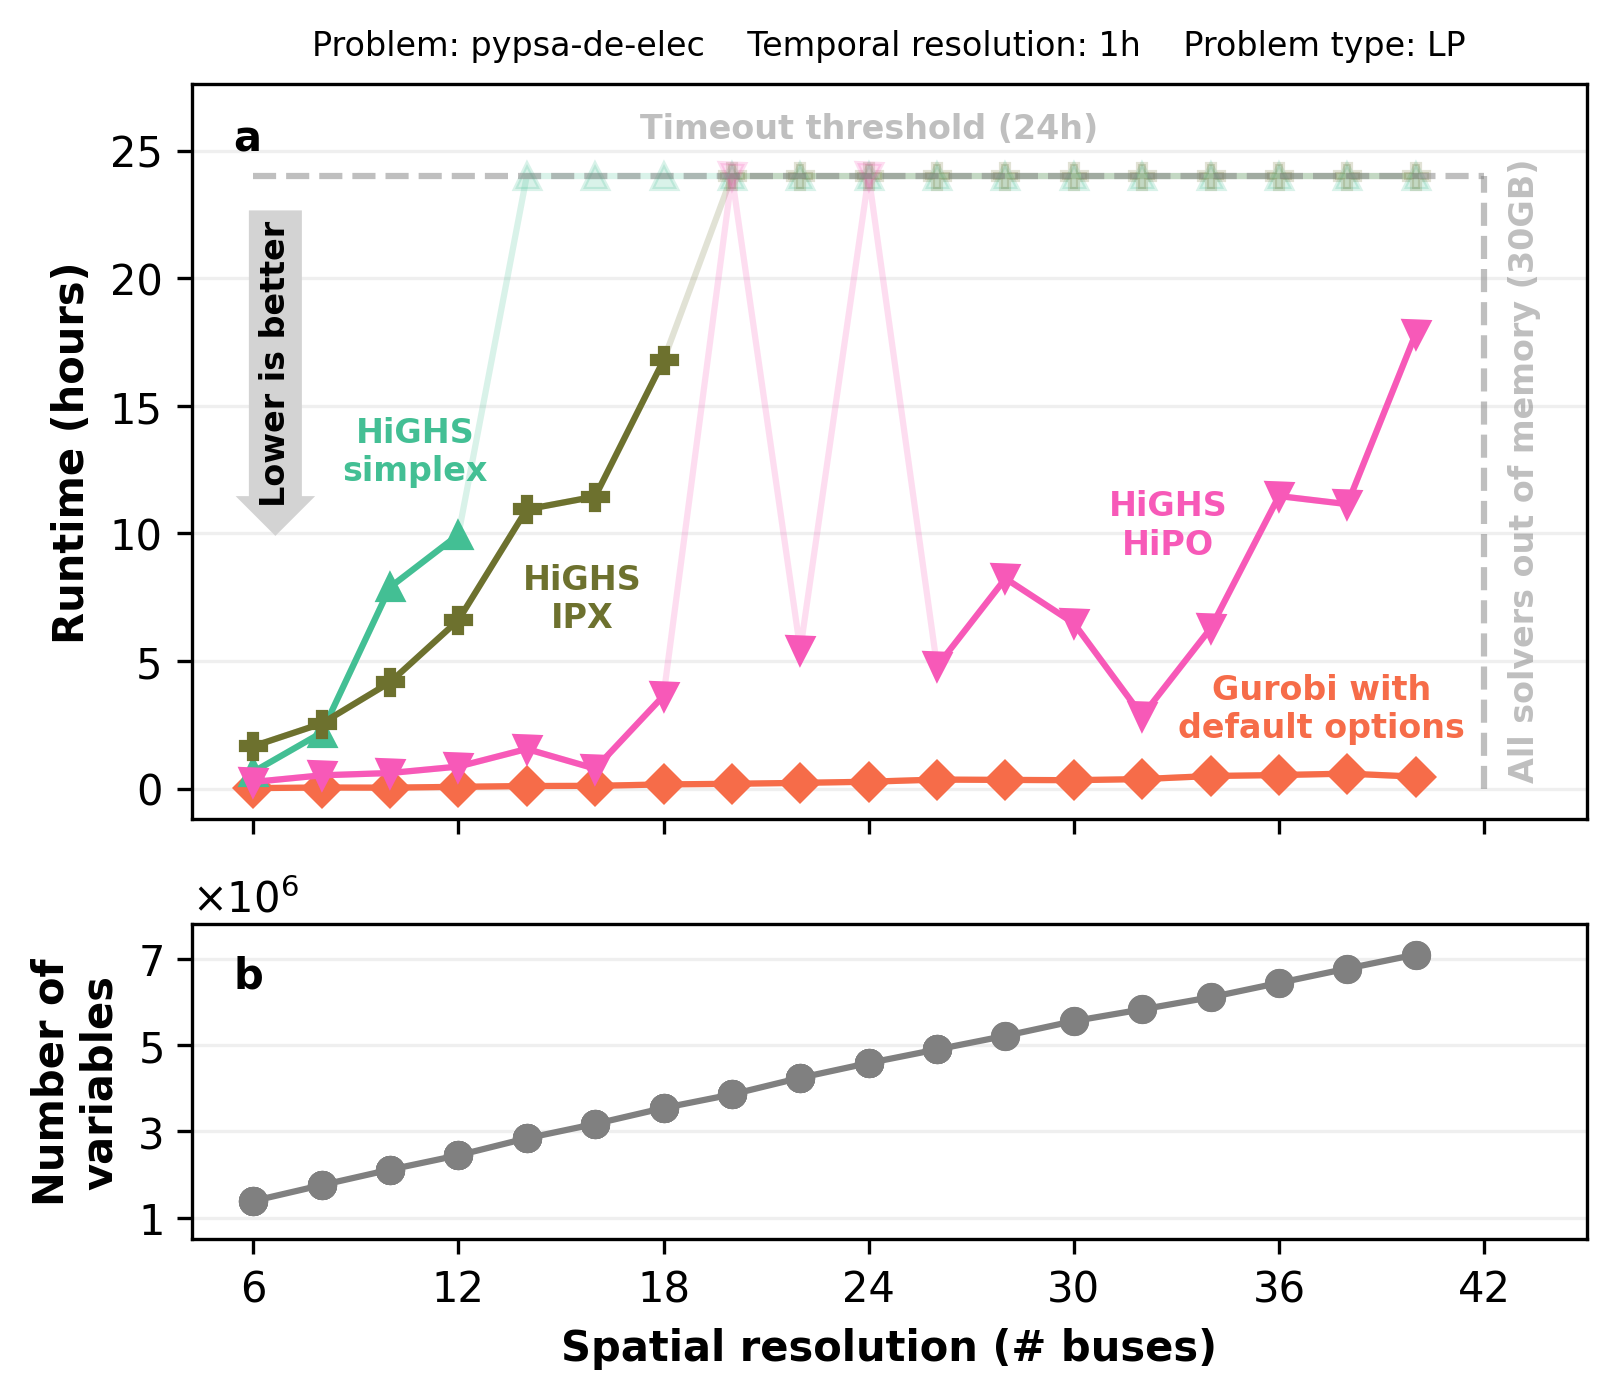
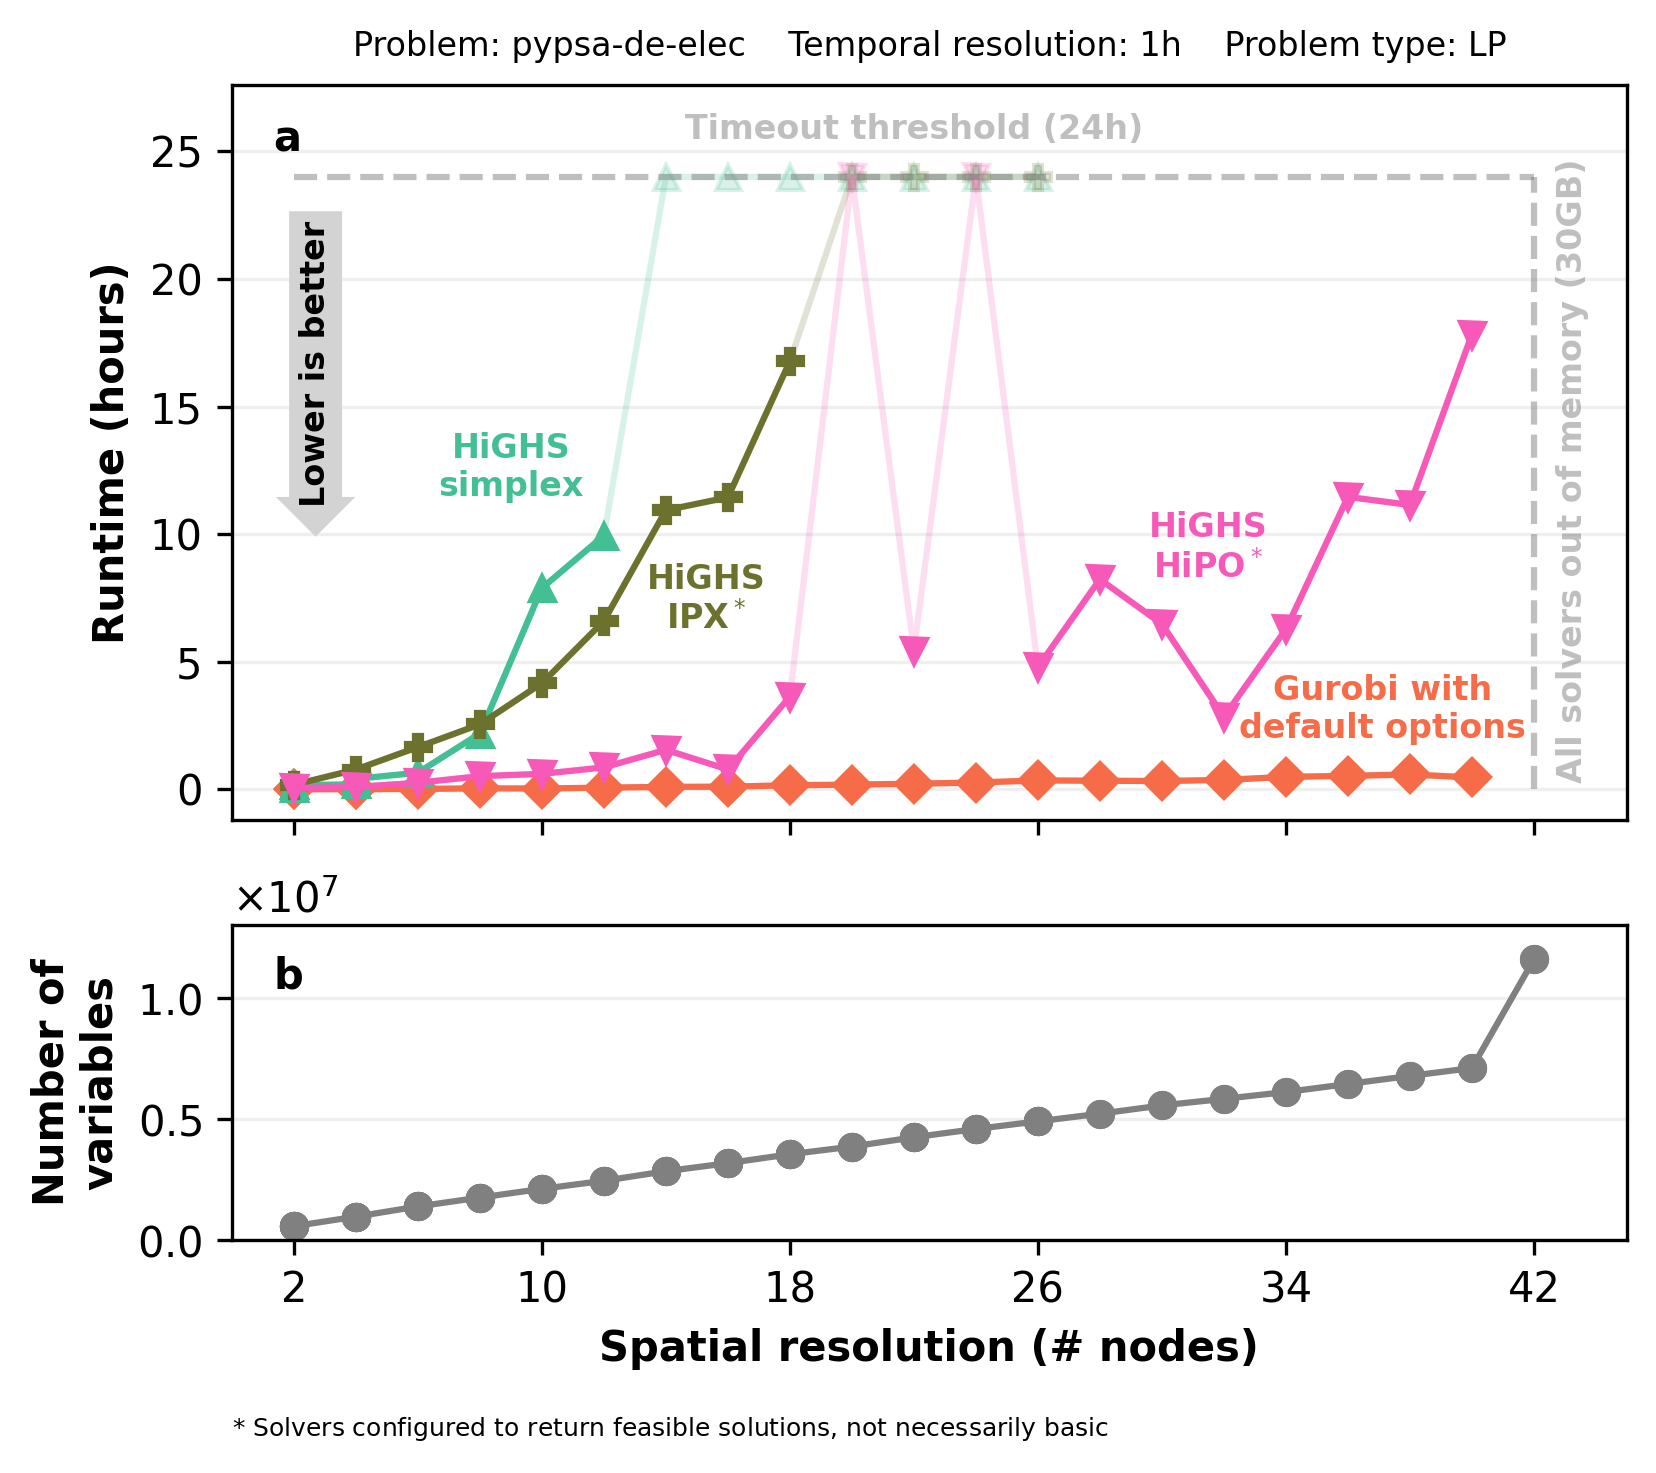
The notebook cell's code change between the first figure and the second:
--- before
+++ after
@@ -10,5 +10,5 @@
 
 # Define the x-axis limits based on the spatial resolution of the benchmark instances.
-x_axis_limits = (6, 42)
+x_axis_limits = (2, 42)
 
 for solver in solvers:
@@ -18,14 +18,4 @@
     # Convert from seconds to hours for better readability.
     solver_results["Runtime (s)"] = solver_results["Runtime (s)"] / 3600
-
-    # Some runtime values are missing because the problems weren't run; add the values with the timeout threshold for better visualization.
-    solver_results = solver_results.set_index("Spatial resolution").reindex(
-        numpy.arange(x_axis_limits[0], x_axis_limits[1], 2)
-    )
-    solver_results["Runtime (s)"] = solver_results["Runtime (s)"].fillna(
-        timeout_threshold
-    )
-    solver_results["Status"] = solver_results["Status"].fillna("TO")
-    solver_results = solver_results.reset_index().sort_values(by="Spatial resolution")
 
     # Plot the runtime of the current solver with the timeout values.
@@ -96,5 +86,5 @@
 
 # Set the axis labels, ticks, scale, grid, and legend.
-axs[0].set_xticks(range(x_axis_limits[0], x_axis_limits[1] + 1, 6))
+axs[0].set_xticks(range(x_axis_limits[0], x_axis_limits[1] + 1, 8))
 axs[0].set_xlim(right=x_axis_limits[1] + 3)
 axs[0].set_ylabel("Runtime (hours)", weight="bold")
@@ -106,5 +96,5 @@
 # Add an annotation close to each line to indicate the solver name.
 axs[0].text(
-    0.81,
+    0.825,
     0.15,
     "Gurobi with\ndefault options",
@@ -117,6 +107,6 @@
 )
 axs[0].text(
-    0.16,
-    0.5,
+    0.2,
+    0.48,
     "HiGHS\nsimplex",
     transform=axs[0].transAxes,
@@ -128,7 +118,7 @@
 )
 axs[0].text(
-    0.28,
+    0.34,
     0.3,
-    "HiGHS\nIPX",
+    "HiGHS\nIPX$^*$",
     transform=axs[0].transAxes,
     ha="center",
@@ -140,6 +130,6 @@
 axs[0].text(
     0.7,
-    0.4,
-    "HiGHS\nHiPO",
+    0.37,
+    "HiGHS\nHiPO$^*$",
     transform=axs[0].transAxes,
     ha="center",
@@ -169,5 +159,5 @@
 # Plot the number of variables by spatial resolution in the top panel.
 resolutions_to_plot = results[
-    results["Spatial resolution"].isin(range(x_axis_limits[0], x_axis_limits[1]))
+    results["Spatial resolution"].isin(range(x_axis_limits[0], x_axis_limits[1] + 2))
 ]
 axs[1].plot(
@@ -178,7 +168,6 @@
 )
 axs[1].set_ylabel("Number of\nvariables", weight="bold")
-axs[1].set_yticks([1e6, 3e6, 5e6, 7e6])
-axs[1].set_ylim(0.5e6, 7.8e6)
-axs[1].set_xlabel("Spatial resolution (# buses)", weight="bold")
+axs[1].set_ylim(0, 13e6)
+axs[1].set_xlabel("Spatial resolution (# nodes)", weight="bold")
 axs[1].grid(axis="y", alpha=0.2)
 axs[1].yaxis.get_major_formatter().set_useMathText(True)
@@ -186,4 +175,16 @@
 # Add the panel letter.
 axs[1].text(0.03, 0.8, "b", transform=axs[1].transAxes, fontsize=10, weight="bold")
+
+# Add a note to explain that IPX and HiPO are configured to return feasible solutions, not necessarily basic.
+axs[1].text(
+    0,
+    -0.6,
+    "$*$ Solvers configured to return feasible solutions, not necessarily basic",
+    transform=axs[1].transAxes,
+    ha="left",
+    va="center",
+    fontsize=6,
+    clip_on=False,
+)
 
 # Add a note about the benchmark instance.

Commit: Updated figures for hipo blog post